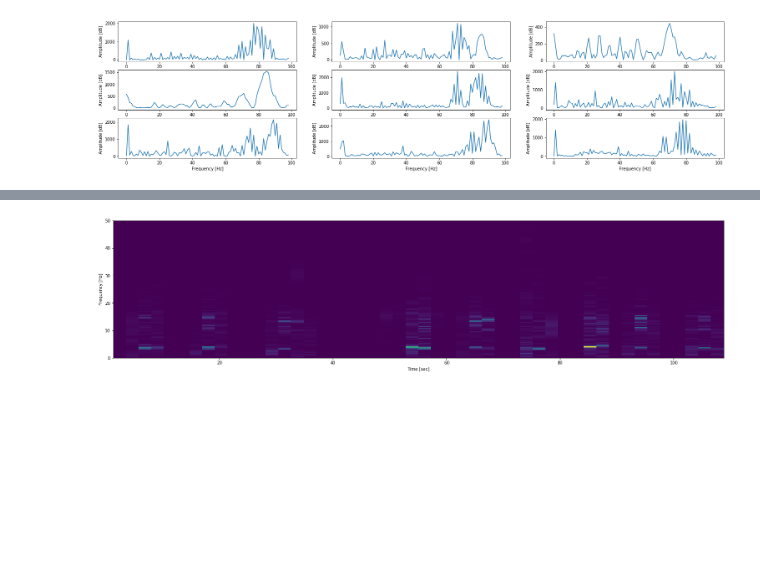
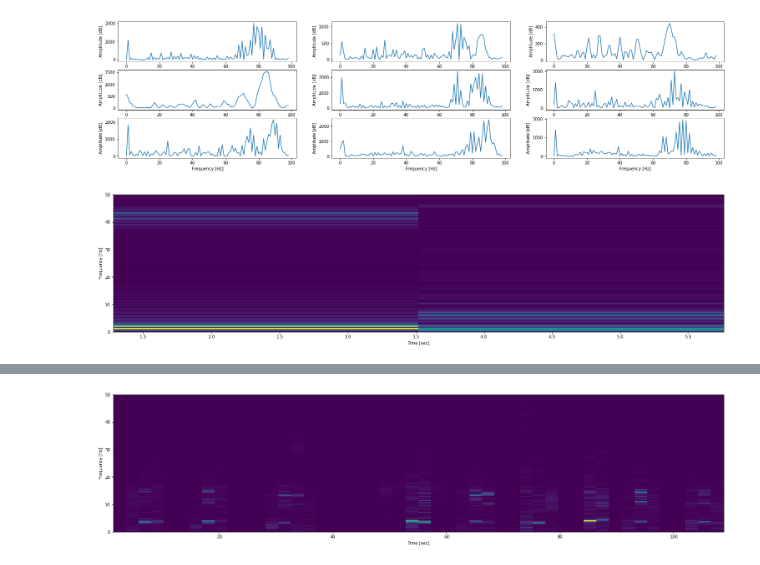
Before and after one commit to rfayan/TUG_Fall_Analysis, a Jupyter notebook: TUG_spectrograms.ipynb, the cells around one changed output, grey strips where cells are left out. Saved outputs shown, nothing was run; the diff lists cells and outputs as text; code cells hidden in the pictures; blank space fills up the shorter version.

Commit message:
Updated Patient class documentation and added experimental STFTs from matrix

```diff
--- a/TUG_spectrograms.ipynb
+++ b/TUG_spectrograms.ipynb
@@ -57,11 +59,12 @@ plt.show()
 [figure]
 # %%
 n_windows = len(patients[n].data_windows)
+lines = 1
 
-lines = 0
-if   (n_windows % 3) == 0: lines = 3
-elif (n_windows % 4) == 0: lines = 4
-elif (n_windows % 5) == 0: lines = 5
+for n in range(5, 1, -1):
+    if (n_windows % n) == 0:
+        lines = int(n_windows / n)
+        break
 
 columns = int(n_windows/lines)
 # %%
@@ -82,0 +98,11 @@ for i in range(n_windows):
+# %%
+matrix2 = np.concatenate(patients[n].fft_windows)
+matrix2 = np.transpose(matrix2)
+
+f, t, Sxx = signal.spectrogram(matrix2, fs=100)
+plt.pcolormesh(t, f, Sxx)
+plt.ylabel('Frequency [Hz]')
+plt.xlabel('Time [sec]')
+plt.show()
+# %% [output]
+[figure, added]
```
Also changed, not shown: parts of 4 cells of this notebook, 1 other file.
